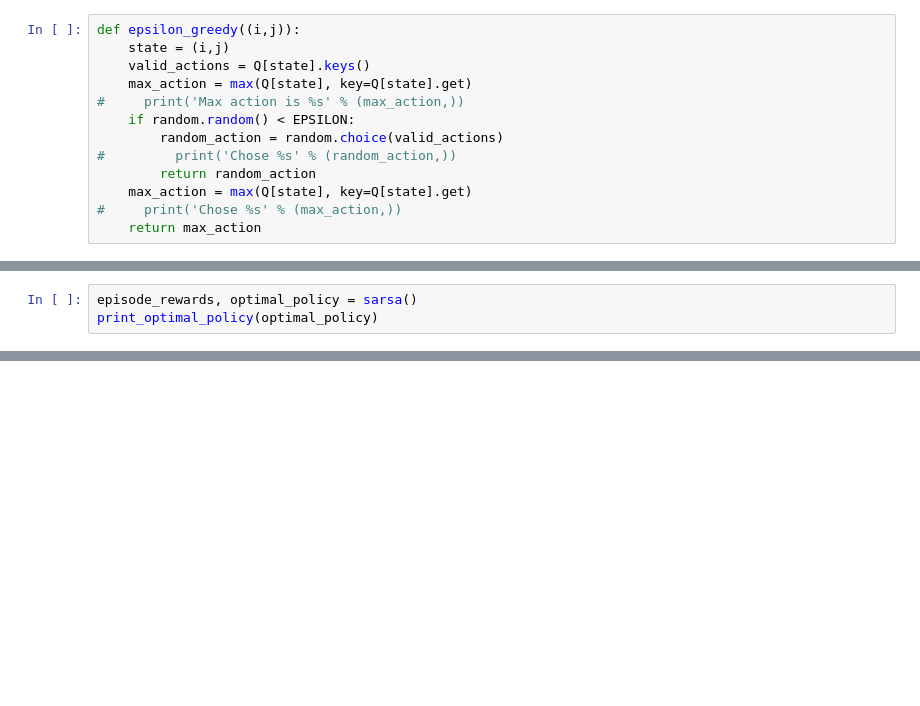
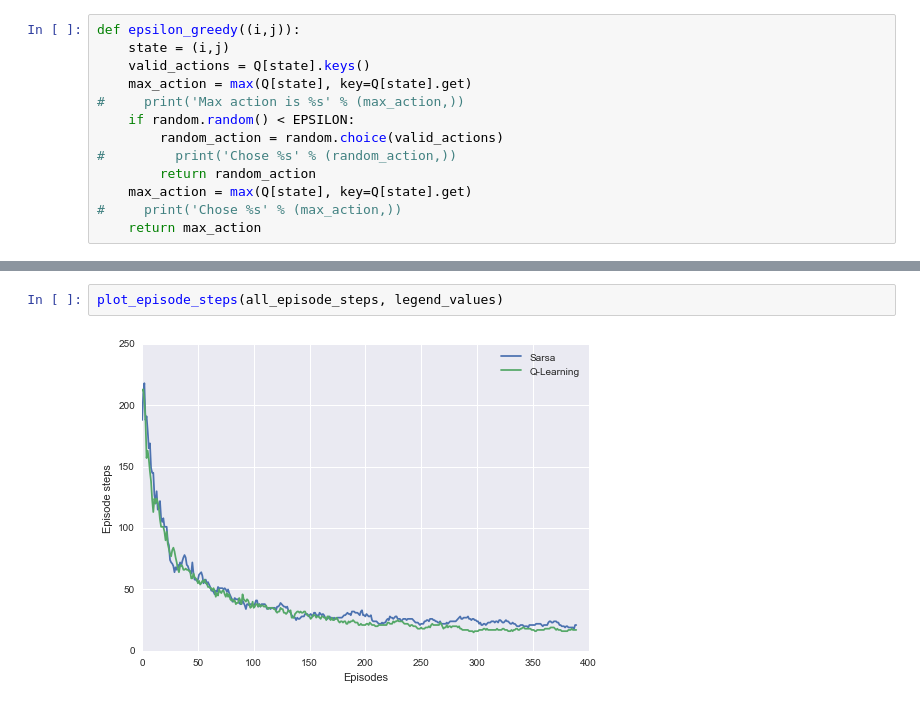
Before and after one commit to ashuven63/RandomWalk, a Jupyter notebook: Assignment3.ipynb, the cells around one changed output, grey strips where cells are left out. Drawn from its saved outputs; the diff is of its cells as text; blank space fills up the shorter version.

```diff
--- a/Assignment3.ipynb
+++ b/Assignment3.ipynb
@@ -136,3 +155,0 @@ def sarsa():
-# %%
-episode_rewards, optimal_policy = sarsa()
-print_optimal_policy(optimal_policy)
@@ -156,0 +239,4 @@ plt.xlabel('Episodes')
+# %%
+plot_episode_steps(all_episode_steps, legend_values)
+# %% [output]
+[figure, added]
```
Also changed, not shown: parts of 15 cells of this notebook.
